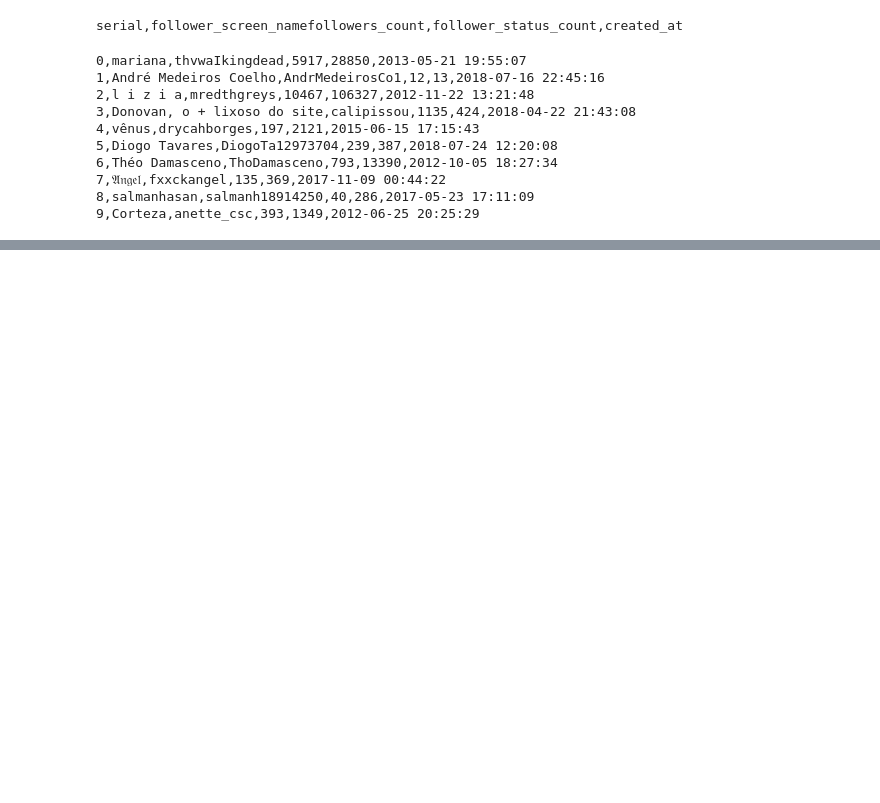
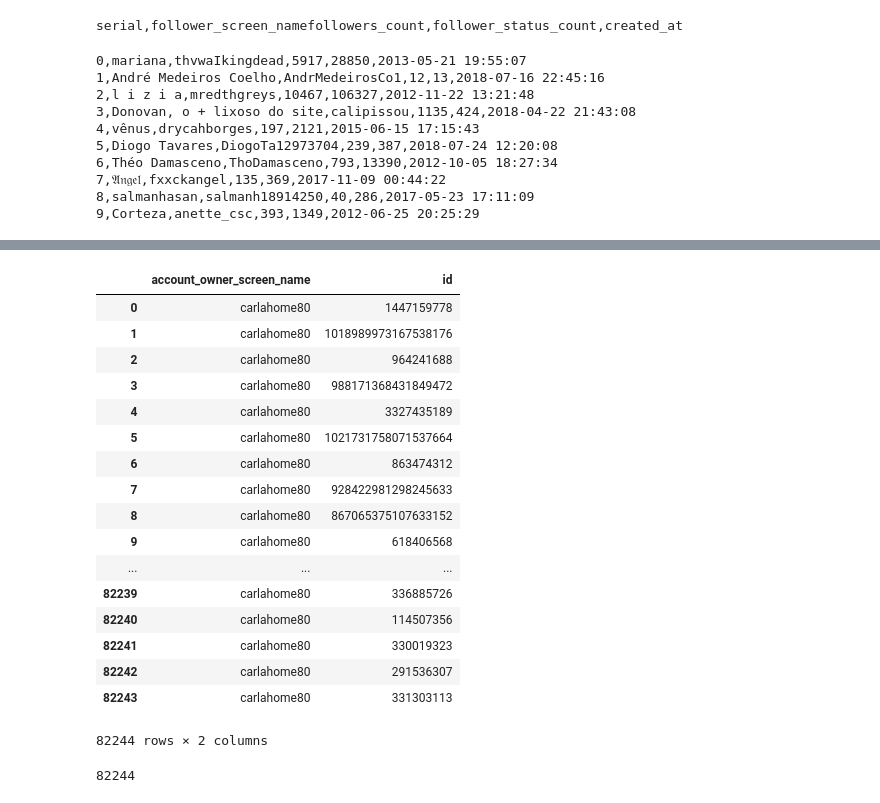
Before and after one commit to ayushxx7/SeleniumTesting, a Jupyter notebook: twitter_experiments/Twitter_Finalized/Untitled.ipynb, the cells around one changed output, grey strips where cells are left out. Cells and saved outputs as stored; diff of their text form; code cells hidden in the pictures; blank space fills up the shorter version.

```diff
--- a/twitter_experiments/Twitter_Finalized/Untitled.ipynb
+++ b/twitter_experiments/Twitter_Finalized/Untitled.ipynb
@@ -221,0 +263,24 @@ KeyboardInterrupt:
+# %%
+df_ids = pd.DataFrame(np.column_stack([['carlahome80' for i in range(len(ids))], ids]),\
+                      columns = ['account_owner_screen_name', 'id'])
+# %%
+df_ids
+# %% [output]
+|  | account_owner_screen_name | id |
+| 0 | carlahome80 | 1447159778 |
+| 1 | carlahome80 | 1018989973167538176 |
+| 2 | carlahome80 | 964241688 |
+| 3 | carlahome80 | 988171368431849472 |
+| 4 | carlahome80 | 3327435189 |
+| 5 | carlahome80 | 1021731758071537664 |
+| 6 | carlahome80 | 863474312 |
+| 7 | carlahome80 | 928422981298245633 |
+| 8 | carlahome80 | 867065375107633152 |
+| 9 | carlahome80 | 618406568 |
+| ... | ... | ... |
+| 82239 | carlahome80 | 336885726 |
+| 82240 | carlahome80 | 114507356 |
+| 82241 | carlahome80 | 330019323 |
+| 82242 | carlahome80 | 291536307 |
+| 82243 | carlahome80 | 331303113 |
+82244 rows × 2 columns
@@ -225,3 +292,7 @@ for page in tweepy.Cursor(api_dict['youthfoundationss@gmail.com'].followers_ids,
     ids_1.extend(page)
     print(len(ids_1))
     time.sleep(60)
+# %%
+len(ids)
+# %% [output]
+82244
```
Also changed, not shown: parts of 23 cells of this notebook.
